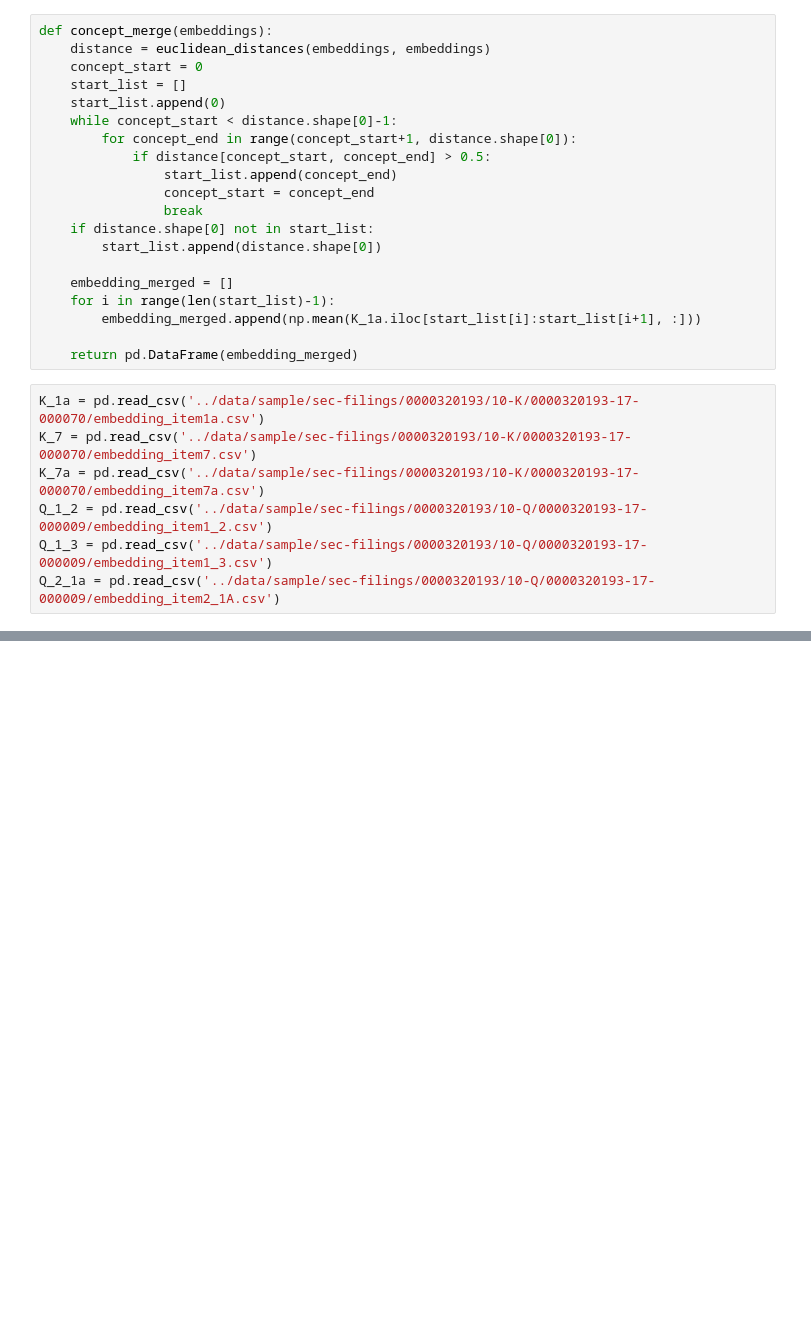
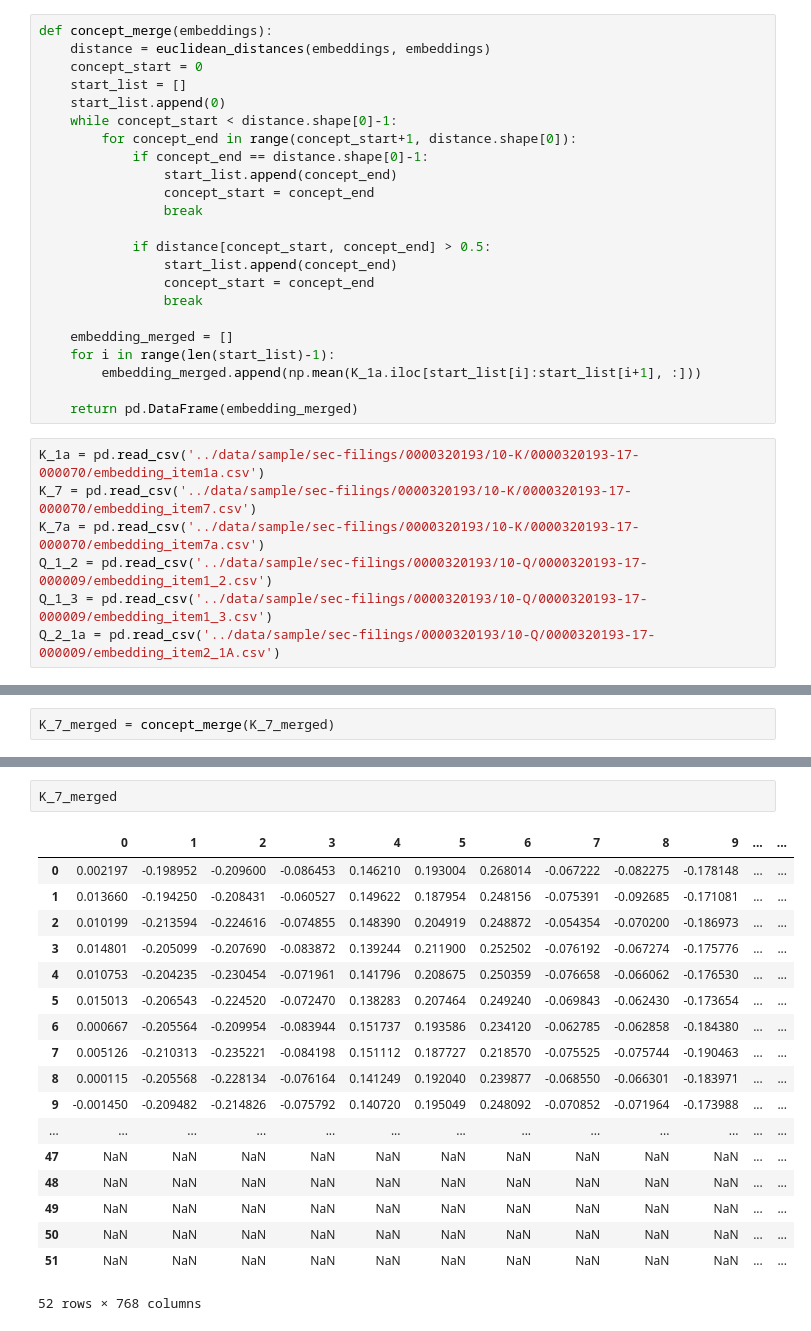
Before and after one commit to GeminiLn/Cross_Document, a Jupyter notebook: notebooks/3.0-concept-construct.ipynb, the cells around one changed output, grey strips where cells are left out. Cells and saved outputs as stored; diff of their text form; blank space fills up the shorter version.

Commit message:
concept

```diff
--- a/notebooks/3.0-concept-construct.ipynb
+++ b/notebooks/3.0-concept-construct.ipynb
@@ -87,12 +87,15 @@ def concept_merge(embeddings):
     start_list.append(0)
     while concept_start < distance.shape[0]-1:
         for concept_end in range(concept_start+1, distance.shape[0]):
+            if concept_end == distance.shape[0]-1:
+                start_list.append(concept_end)
+                concept_start = concept_end
+                break
+
             if distance[concept_start, concept_end] > 0.5:
                 start_list.append(concept_end)
                 concept_start = concept_end
                 break
-    if distance.shape[0] not in start_list:
-        start_list.append(distance.shape[0])
 
     embedding_merged = []
     for i in range(len(start_list)-1):
@@ -110,0 +112,2 @@ K_1a_merged = concept_merge(K_1a_merged)
+# %%
+K_7_merged = concept_merge(K_7_merged)
@@ -131,0 +140,21 @@ K_1a_merged.shape
+# %%
+K_7_merged
+# %% [output]
+|  | 0 | 1 | 2 | 3 | 4 | 5 | 6 | 7 | 8 | 9 | ... | ... |
+| 0 | 0.002197 | -0.198952 | -0.209600 | -0.086453 | 0.146210 | 0.193004 | 0.268014 | -0.067222 | -0.082275 | -0.178148 | ... | ... |
+| 1 | 0.013660 | -0.194250 | -0.208431 | -0.060527 | 0.149622 | 0.187954 | 0.248156 | -0.075391 | -0.092685 | -0.171081 | ... | ... |
+| 2 | 0.010199 | -0.213594 | -0.224616 | -0.074855 | 0.148390 | 0.204919 | 0.248872 | -0.054354 | -0.070200 | -0.186973 | ... | ... |
+| 3 | 0.014801 | -0.205099 | -0.207690 | -0.083872 | 0.139244 | 0.211900 | 0.252502 | -0.076192 | -0.067274 | -0.175776 | ... | ... |
+| 4 | 0.010753 | -0.204235 | -0.230454 | -0.071961 | 0.141796 | 0.208675 | 0.250359 | -0.076658 | -0.066062 | -0.176530 | ... | ... |
+| 5 | 0.015013 | -0.206543 | -0.224520 | -0.072470 | 0.138283 | 0.207464 | 0.249240 | -0.069843 | -0.062430 | -0.173654 | ... | ... |
+| 6 | 0.000667 | -0.205564 | -0.209954 | -0.083944 | 0.151737 | 0.193586 | 0.234120 | -0.062785 | -0.062858 | -0.184380 | ... | ... |
+| 7 | 0.005126 | -0.210313 | -0.235221 | -0.084198 | 0.151112 | 0.187727 | 0.218570 | -0.075525 | -0.075744 | -0.190463 | ... | ... |
+| 8 | 0.000115 | -0.205568 | -0.228134 | -0.076164 | 0.141249 | 0.192040 | 0.239877 | -0.068550 | -0.066301 | -0.183971 | ... | ... |
+| 9 | -0.001450 | -0.209482 | -0.214826 | -0.075792 | 0.140720 | 0.195049 | 0.248092 | -0.070852 | -0.071964 | -0.173988 | ... | ... |
+| ... | ... | ... | ... | ... | ... | ... | ... | ... | ... | ... | ... | ... |
+| 47 | NaN | NaN | NaN | NaN | NaN | NaN | NaN | NaN | NaN | NaN | ... | ... |
+| 48 | NaN | NaN | NaN | NaN | NaN | NaN | NaN | NaN | NaN | NaN | ... | ... |
+| 49 | NaN | NaN | NaN | NaN | NaN | NaN | NaN | NaN | NaN | NaN | ... | ... |
+| 50 | NaN | NaN | NaN | NaN | NaN | NaN | NaN | NaN | NaN | NaN | ... | ... |
+| 51 | NaN | NaN | NaN | NaN | NaN | NaN | NaN | NaN | NaN | NaN | ... | ... |
+52 rows × 768 columns
```
Also changed, not shown: parts of 5 cells of this notebook.
